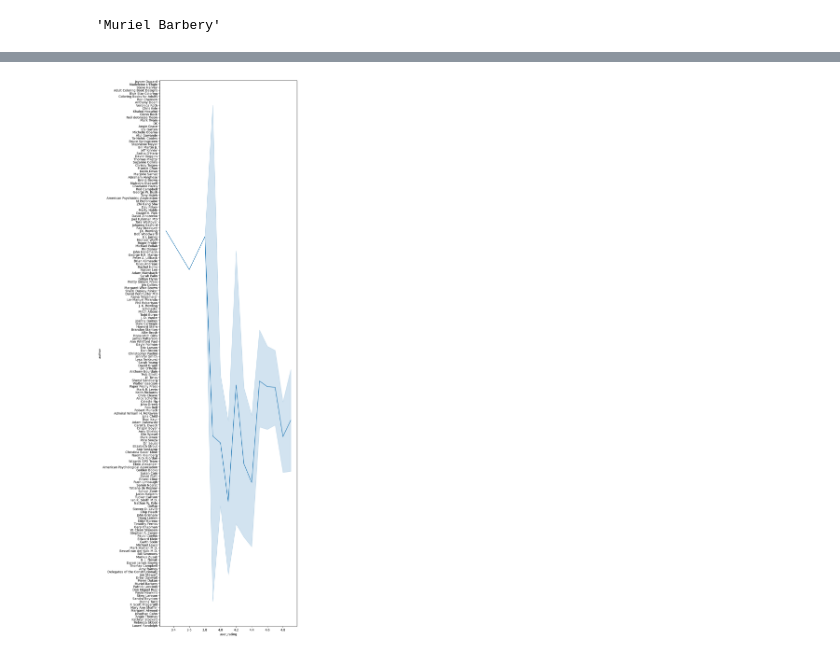
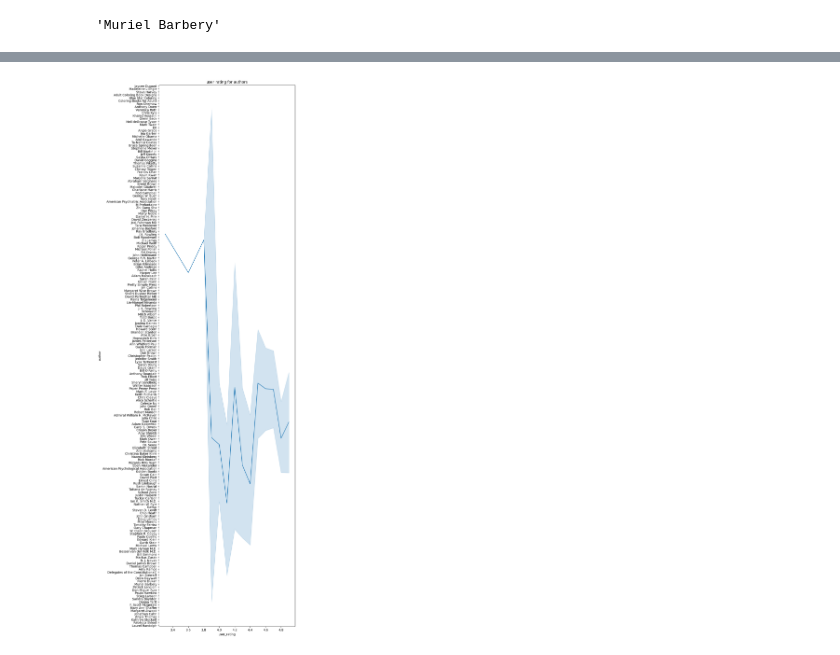
Before and after one commit to olhaishchenko/-data_science, a Jupyter notebook: Hw2_3.ipynb, the cells around one changed output, grey strips where cells are left out. Drawn from its saved outputs; the diff is of its cells as text; code cells hidden in the pictures.

```diff
--- a/Hw2_3.ipynb
+++ b/Hw2_3.ipynb
@@ -288,5 +292,6 @@ sns.boxplot(y="price", x="year", hue="genre", data=df_books);
 # %%
 plt.figure(figsize=(8, 32))
-sns.lineplot(y='author', x='user_rating', data=df_books);
+sns.lineplot(y='author', x='user_rating', data=df_books)
+plt.title('user rating for authors');
 # %% [output]
-[figure, old version]
+[figure, new version]
```
Also changed, not shown: parts of 4 cells of this notebook.
